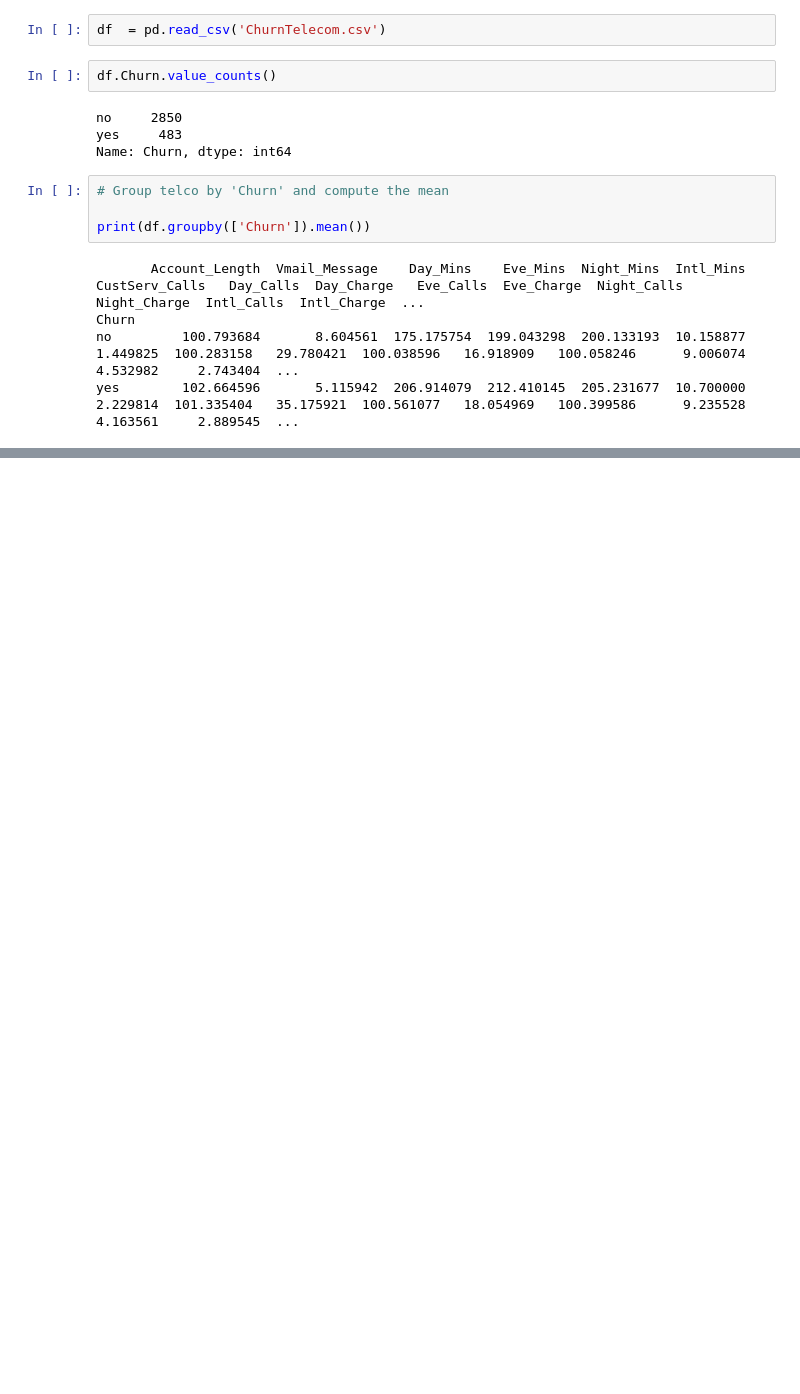
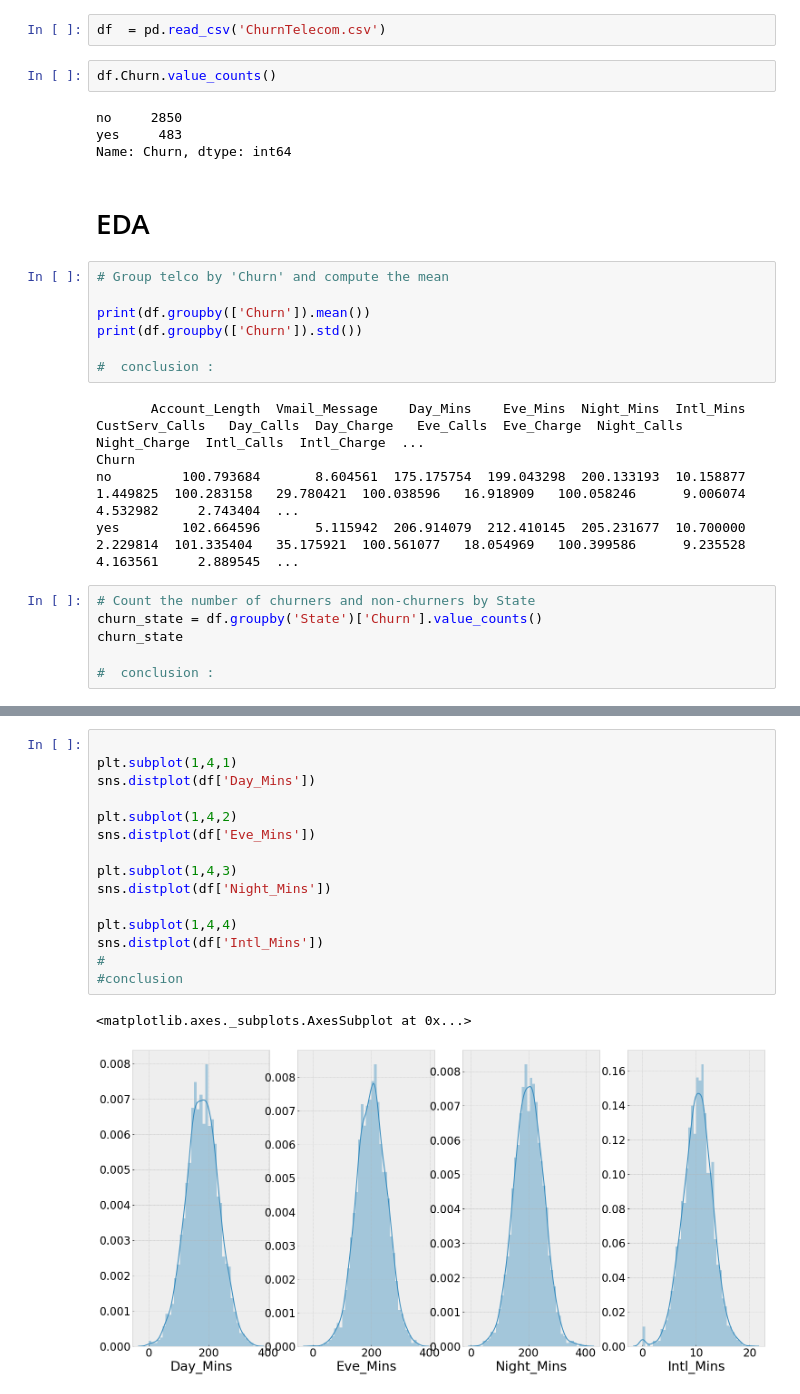
Before and after one commit to franciscofijamo/machine_learng_handson, a Jupyter notebook: ChurnTelecom.ipynb, the cells around one changed output, grey strips where cells are left out. Cells and saved outputs as stored; diff of their text form; blank space fills up the shorter version.

```diff
--- a/ChurnTelecom.ipynb
+++ b/ChurnTelecom.ipynb
@@ -35,17 +39,46 @@ df.Churn.value_counts()
 no     2850
 yes     483
 Name: Churn, dtype: int64
+# %% [markdown]
+# EDA
 # %%
 # Group telco by 'Churn' and compute the mean
 
 print(df.groupby(['Churn']).mean())
+print(df.groupby(['Churn']).std())
+
+#  conclusion :
 # %% [output]
        Account_Length  Vmail_Message    Day_Mins    Eve_Mins  Night_Mins  Intl_Mins  CustServ_Calls   Day_Calls  Day_Charge   Eve_Calls  Eve_Charge  Night_Calls  Night_Charge  Intl_Calls  Intl_Charge  ...
 Churn
 no         100.793684       8.604561  175.175754  199.043298  200.133193  10.158877        1.449825  100.283158   29.780421  100.038596   16.918909   100.058246      9.006074    4.532982     2.743404  ...
 yes        102.664596       5.115942  206.914079  212.410145  205.231677  10.700000        2.229814  101.335404   35.175921  100.561077   18.054969   100.399586      9.235528    4.163561     2.889545  ...
+# %%
+# Count the number of churners and non-churners by State
+churn_state = df.groupby('State')['Churn'].value_counts()
+churn_state
+
+#  conclusion :
 # %%
 fig = px.scatter(df, x = df.Account_Length, y=df.Day_Charge)
 fig.show()
 # %% [output]
 [interactive output not drawn]
+# %%
+
+plt.subplot(1,4,1)
+sns.distplot(df['Day_Mins'])
+
+plt.subplot(1,4,2)
+sns.distplot(df['Eve_Mins'])
+
+plt.subplot(1,4,3)
+sns.distplot(df['Night_Mins'])
+
+plt.subplot(1,4,4)
+sns.distplot(df['Intl_Mins'])
+#
+#conclusion
+# %% [output]
+<matplotlib.axes._subplots.AxesSubplot at 0x...>
+[figure, added]
```
Also changed, not shown: parts of 16 cells of this notebook.
